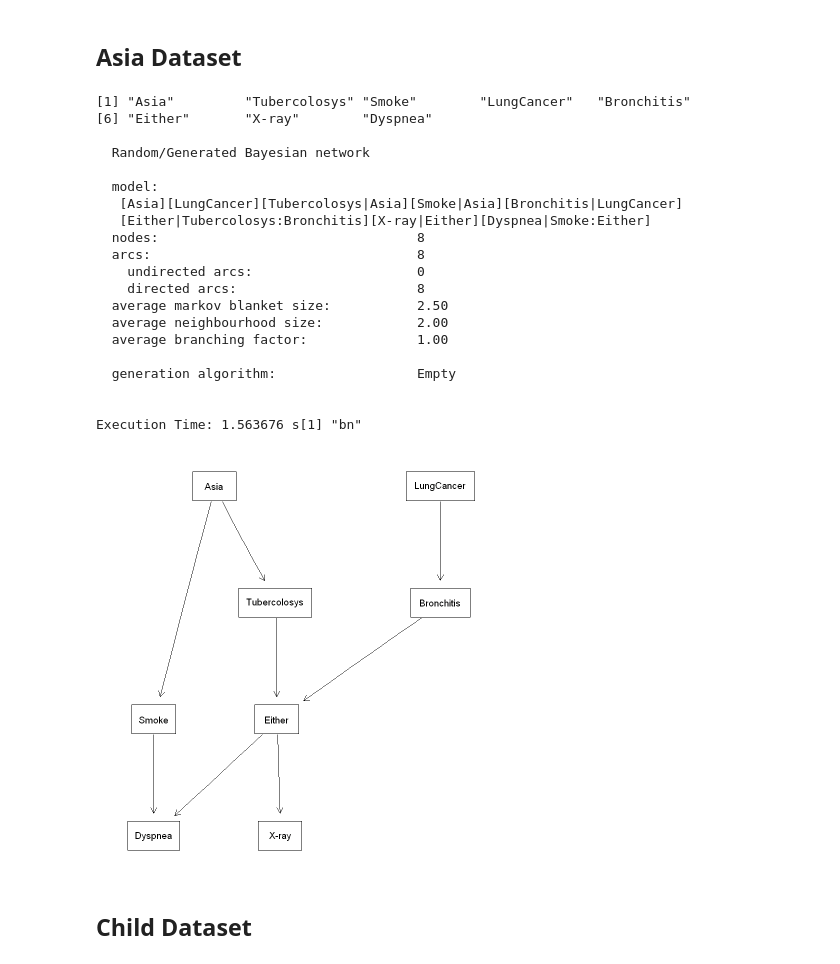
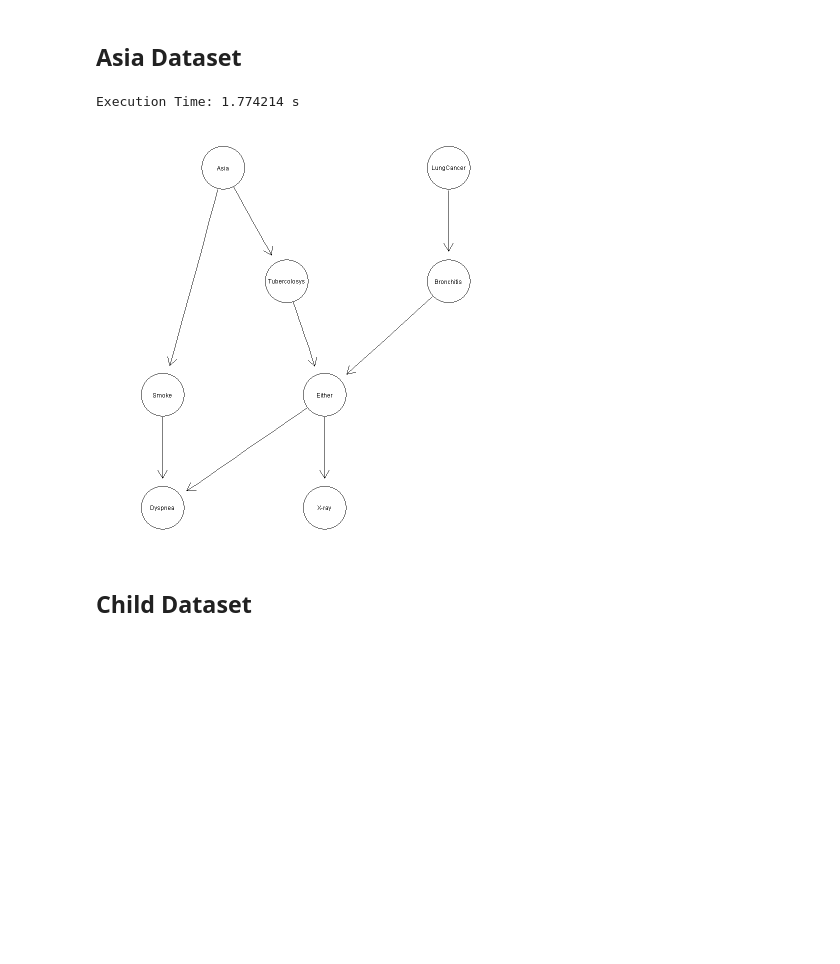
Before and after one commit to sofiadilucia/Bayesian-Networks, a Jupyter notebook: k2_algo.ipynb, the cells around one changed output. Cells and saved outputs as stored; diff of their text form; code cells hidden in the pictures; blank space fills up the shorter version.

```diff
--- a/k2_algo.ipynb
+++ b/k2_algo.ipynb
@@ -12,6 +14,17 @@ factor_remover <- function(dataset) {
     }
     return(dataset)
 }
+
+
+dataset <- function(dataset) {
+    if (class(dataset) == 'data.frame') {
+        return(factor_remover(dataset))
+    } else {
+        df <- as.data.frame(raw.data(dataset))
+        colnames(df) <- dataset@variables
+        return(df)
+    }
+}
 # %%
 node.values <- function(dataset, parents) {
     # retrieves the unique values of the nodes
@@ -204,7 +250,0 @@ ERROR: Error in permutations(n = length(cols), r = length(cols), cols): bad valu
-# %%
-#order1 <- exploscorer_A(df, 2)
-upperbound <-3
-order <- exploscorer(df,upperbound)
-print(order)
-edges <- k2(dataset=df, upperbound = upperbound, nodes.order = order)
-#edges <- k2(dataset=df, upperbound = upperbound, nodes.order = c("A", "B","C", "D", "E", "F" ))
@@ -213,16 +251,16 @@ ERROR: Error in exploscorer(df, upperbound): non trovo la funzione "exploscorer"
 # %% [markdown]
 ## Learning Dataset
 # %%
-df <- learning.test
-#print(sapply(df, class))
-df <- factor_remover(df)
+df <- dataset(learning.test)
 
 learning_result <- k2(dataset=df, upperbound = 3, nodes.order = c("A","B","C","D","F","E"))
-edges <- learning_result$edges
-dag <- learning_result$dag
-score <- learning_result$score
 
-cat("\nscore", score)
+learning.edges <- learning_result$edges
+learning.dag <- learning_result$dag
+learning.score <- learning_result$score
+
+#cat("\nscore")
+#print(score)
 # Plot it
-graphviz.plot(dag)
+graphviz.plot(x = learning.dag, shape = "circle")
 # %% [output]
@@ -234,38 +274,16 @@ score -24006.73
 # %%
-asia_dataset <- asia()
-asia_df <- as.data.frame(raw.data(asia_dataset))
-print(asia_dataset@variables)
-colnames(asia_df) <- asia_dataset@variables
+asia_df <- dataset(asia())
 ordering_asia <- colnames(asia_df)[c(3,1,2,4,5,6,7,8)]
 asia_result <- k2(asia_df, upperbound=3, nodes.order=colnames(asia_df))
 
-edges <- asia_result$edges
-dag <- asia_result$dag
+asia.edges <- asia_result$edges
+asia.dag <- asia_result$dag
 
 # Plot it
-graphviz.plot(dag)
+graphviz.plot(x = asia.dag, shape = "circle")
 # %% [output]
-[1] "Asia"         "Tubercolosys" "Smoke"        "LungCancer"   "Bronchitis"
-[6] "Either"       "X-ray"        "Dyspnea"
-
-  Random/Generated Bayesian network
-
-  model:
-   [Asia][LungCancer][Tubercolosys|Asia][Smoke|Asia][Bronchitis|LungCancer]
-   [Either|Tubercolosys:Bronchitis][X-ray|Either][Dyspnea|Smoke:Either]
-  nodes:                                 8
-  arcs:                                  8
-    undirected arcs:                     0
-    directed arcs:                       8
-  average markov blanket size:           2.50
-  average neighbourhood size:            2.00
-  average branching factor:              1.00
-
-  generation algorithm:                  Empty
-
-
-Execution Time: 1.563676 s[1] "bn"
+Execution Time: 1.774214 s
-[figure, old version]
+[figure, new version]
 # %% [markdown]
 ## Child Dataset
 # %%
```
Also changed, not shown: parts of 31 cells of this notebook.
